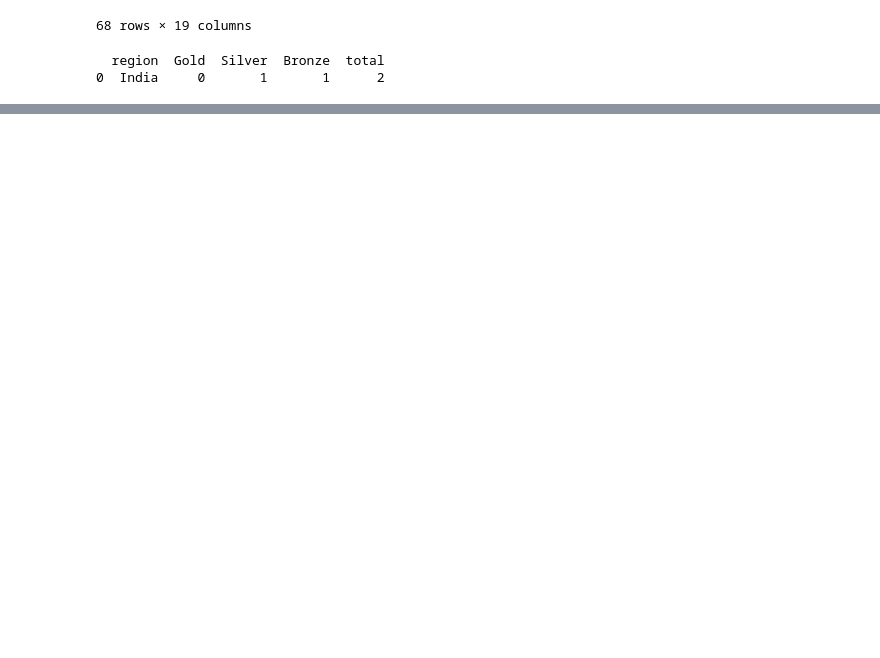
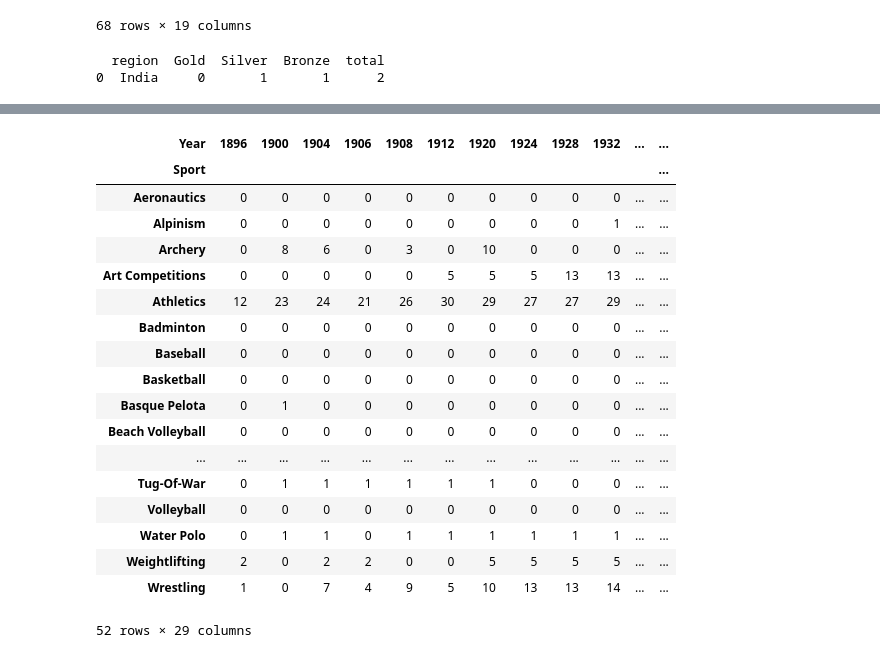
Before and after one commit to integral05/Machine_Learning, a Jupyter notebook: Olympics_Data_Analysis_Project/analysisNotebook.ipynb, the cells around one changed output, grey strips where cells are left out. Saved outputs shown, nothing was run; the diff lists cells and outputs as text; code cells hidden in the pictures; blank space fills up the shorter version.

```diff
--- a/Olympics_Data_Analysis_Project/analysisNotebook.ipynb
+++ b/Olympics_Data_Analysis_Project/analysisNotebook.ipynb
@@ -441,0 +532,22 @@ fetch_medal_tally(year='2016',country="India")
+# %%
+x.pivot_table(index='Sport',columns='Year',values='Event',aggfunc='count').fillna(0).astype('int')
+# %% [output]
+| Year | 1896 | 1900 | 1904 | 1906 | 1908 | 1912 | 1920 | 1924 | 1928 | 1932 | ... | ... |
+| Sport |  |  |  |  |  |  |  |  |  |  |  | ... |
+| Aeronautics | 0 | 0 | 0 | 0 | 0 | 0 | 0 | 0 | 0 | 0 | ... | ... |
+| Alpinism | 0 | 0 | 0 | 0 | 0 | 0 | 0 | 0 | 0 | 1 | ... | ... |
+| Archery | 0 | 8 | 6 | 0 | 3 | 0 | 10 | 0 | 0 | 0 | ... | ... |
+| Art Competitions | 0 | 0 | 0 | 0 | 0 | 5 | 5 | 5 | 13 | 13 | ... | ... |
+| Athletics | 12 | 23 | 24 | 21 | 26 | 30 | 29 | 27 | 27 | 29 | ... | ... |
+| Badminton | 0 | 0 | 0 | 0 | 0 | 0 | 0 | 0 | 0 | 0 | ... | ... |
+| Baseball | 0 | 0 | 0 | 0 | 0 | 0 | 0 | 0 | 0 | 0 | ... | ... |
+| Basketball | 0 | 0 | 0 | 0 | 0 | 0 | 0 | 0 | 0 | 0 | ... | ... |
+| Basque Pelota | 0 | 1 | 0 | 0 | 0 | 0 | 0 | 0 | 0 | 0 | ... | ... |
+| Beach Volleyball | 0 | 0 | 0 | 0 | 0 | 0 | 0 | 0 | 0 | 0 | ... | ... |
+| ... | ... | ... | ... | ... | ... | ... | ... | ... | ... | ... | ... | ... |
+| Tug-Of-War | 0 | 1 | 1 | 1 | 1 | 1 | 1 | 0 | 0 | 0 | ... | ... |
+| Volleyball | 0 | 0 | 0 | 0 | 0 | 0 | 0 | 0 | 0 | 0 | ... | ... |
+| Water Polo | 0 | 1 | 1 | 0 | 1 | 1 | 1 | 1 | 1 | 1 | ... | ... |
+| Weightlifting | 2 | 0 | 2 | 2 | 0 | 0 | 5 | 5 | 5 | 5 | ... | ... |
+| Wrestling | 1 | 0 | 7 | 4 | 9 | 5 | 10 | 13 | 13 | 14 | ... | ... |
+52 rows × 29 columns
```
Also changed, not shown: parts of 24 cells of this notebook, 23 other files.
